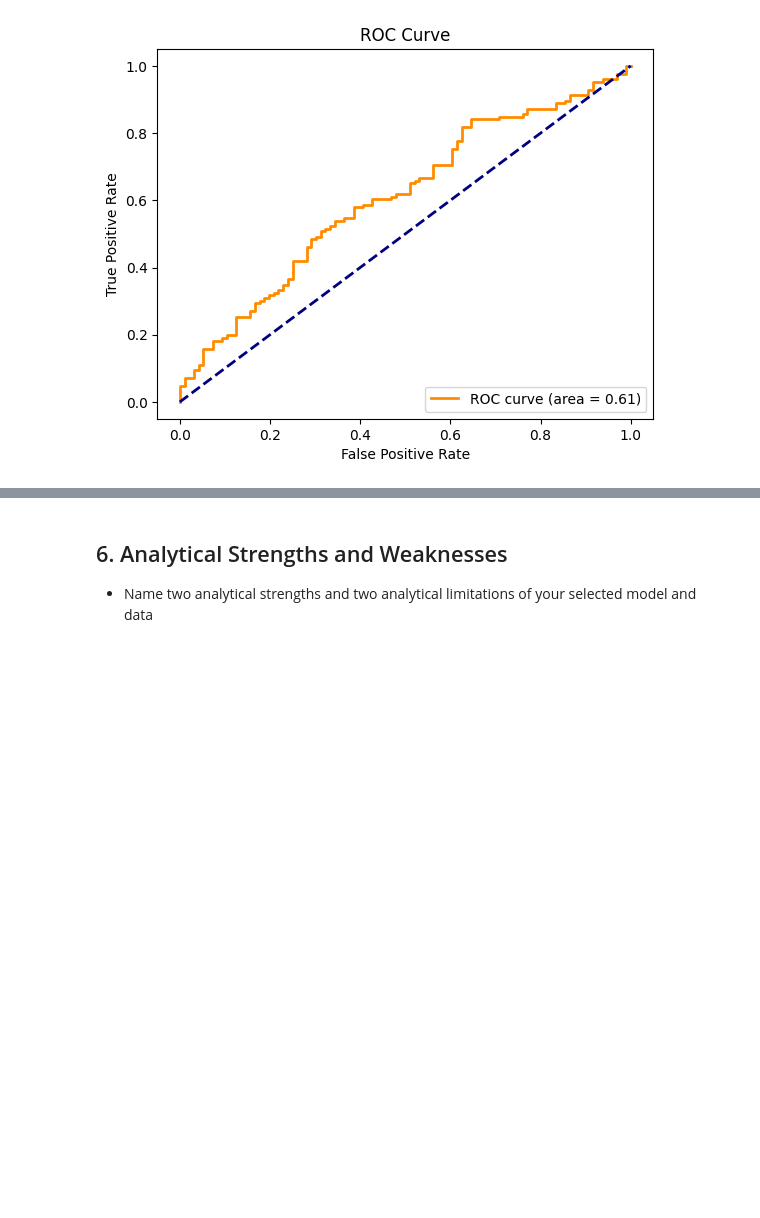
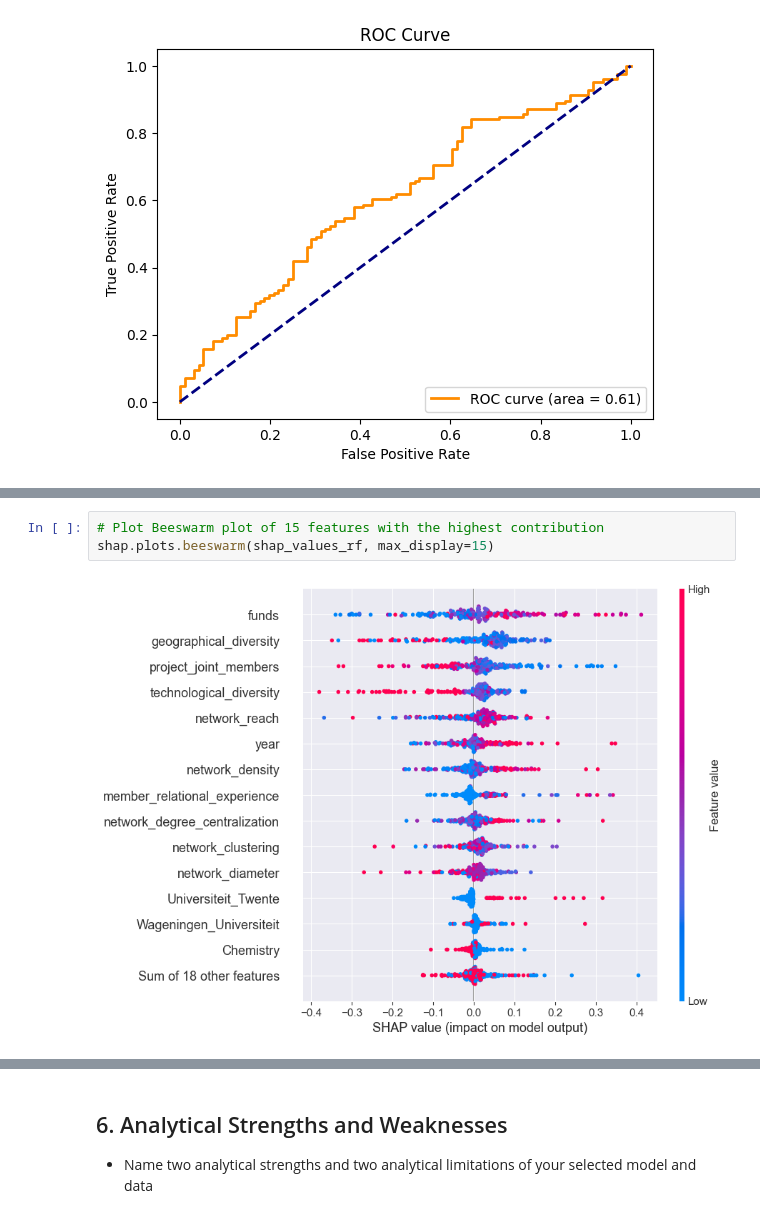
Before and after one commit to jmonbris/TPM034A_mini_project, a Jupyter notebook: Mini-project 2 - R&D Innovation.ipynb, the cells around one changed output, grey strips where cells are left out. Saved outputs shown, nothing was run; the diff lists cells and outputs as text; blank space fills up the shorter version.

```diff
--- a/Mini-project 2 - R&D Innovation.ipynb
+++ b/Mini-project 2 - R&D Innovation.ipynb
@@ -505,0 +522,5 @@ shap.plots.beeswarm(shap_values_rf, max_display=10)
+# %%
+# Plot Beeswarm plot of 15 features with the highest contribution
+shap.plots.beeswarm(shap_values_rf, max_display=15)
+# %% [output]
+[figure, added]
```
Also changed, not shown: parts of 14 cells of this notebook.
